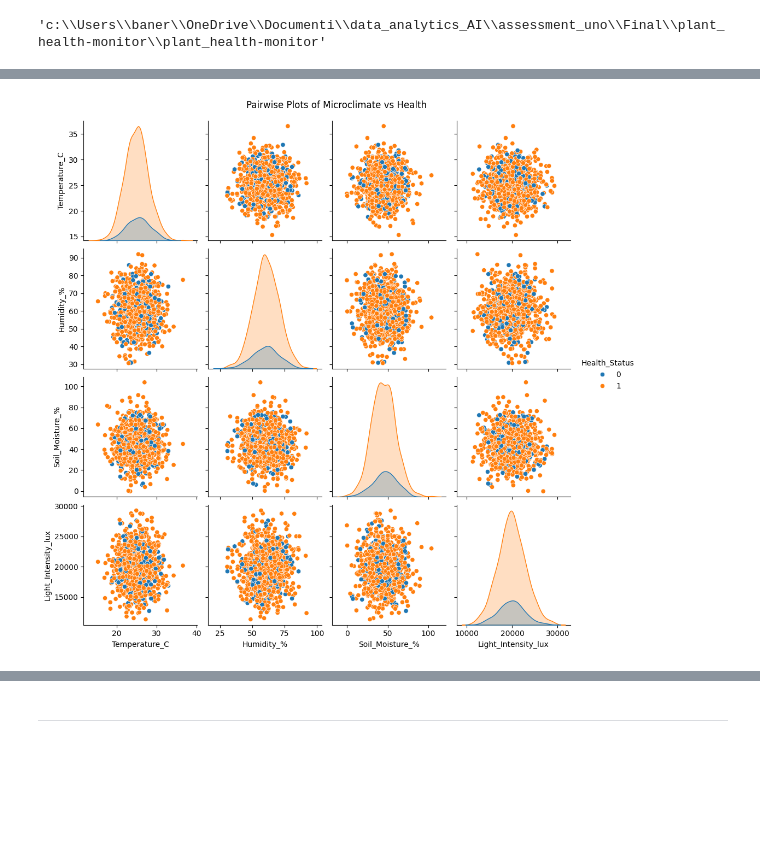
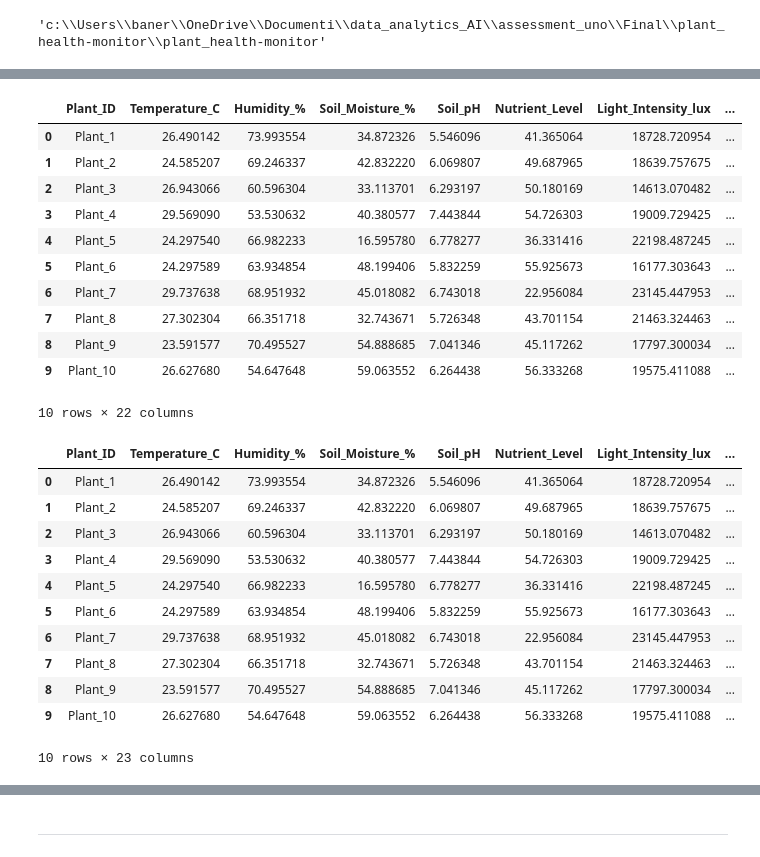
Before and after one commit to banerjixplores/plant_health-monitor, a Jupyter notebook: jupyter_notebooks/step2_data_visualization.ipynb, the cells around one changed output, grey strips where cells are left out. Drawn from its saved outputs; the diff is of its cells as text; code cells hidden in the pictures; blank space fills up the shorter version.

```diff
--- a/jupyter_notebooks/step2_data_visualization.ipynb
+++ b/jupyter_notebooks/step2_data_visualization.ipynb
@@ -229,6 +30,0 @@ plt.show()
-# %%
-sns.pairplot(df_cleaned, vars=microclimate_vars, hue='Health_Status')
-plt.suptitle("Pairwise Plots of Microclimate vs Health", y=1.02)
-plt.show()
-# %% [output]
-[figure, removed]
@@ -234,0 +55,30 @@ plt.show()
+# %%
+level1_df.head(10)
+# %% [output]
+|  | Plant_ID | Temperature_C | Humidity_% | Soil_Moisture_% | Soil_pH | Nutrient_Level | Light_Intensity_lux | ... |
+| 0 | Plant_1 | 26.490142 | 73.993554 | 34.872326 | 5.546096 | 41.365064 | 18728.720954 | ... |
+| 1 | Plant_2 | 24.585207 | 69.246337 | 42.832220 | 6.069807 | 49.687965 | 18639.757675 | ... |
+| 2 | Plant_3 | 26.943066 | 60.596304 | 33.113701 | 6.293197 | 50.180169 | 14613.070482 | ... |
+| 3 | Plant_4 | 29.569090 | 53.530632 | 40.380577 | 7.443844 | 54.726303 | 19009.729425 | ... |
+| 4 | Plant_5 | 24.297540 | 66.982233 | 16.595780 | 6.778277 | 36.331416 | 22198.487245 | ... |
+| 5 | Plant_6 | 24.297589 | 63.934854 | 48.199406 | 5.832259 | 55.925673 | 16177.303643 | ... |
+| 6 | Plant_7 | 29.737638 | 68.951932 | 45.018082 | 6.743018 | 22.956084 | 23145.447953 | ... |
+| 7 | Plant_8 | 27.302304 | 66.351718 | 32.743671 | 5.726348 | 43.701154 | 21463.324463 | ... |
+| 8 | Plant_9 | 23.591577 | 70.495527 | 54.888685 | 7.041346 | 45.117262 | 17797.300034 | ... |
+| 9 | Plant_10 | 26.627680 | 54.647648 | 59.063552 | 6.264438 | 56.333268 | 19575.411088 | ... |
+10 rows × 22 columns
+# %%
+level2_df.head(10)
+# %% [output]
+|  | Plant_ID | Temperature_C | Humidity_% | Soil_Moisture_% | Soil_pH | Nutrient_Level | Light_Intensity_lux | ... |
+| 0 | Plant_1 | 26.490142 | 73.993554 | 34.872326 | 5.546096 | 41.365064 | 18728.720954 | ... |
+| 1 | Plant_2 | 24.585207 | 69.246337 | 42.832220 | 6.069807 | 49.687965 | 18639.757675 | ... |
+| 2 | Plant_3 | 26.943066 | 60.596304 | 33.113701 | 6.293197 | 50.180169 | 14613.070482 | ... |
+| 3 | Plant_4 | 29.569090 | 53.530632 | 40.380577 | 7.443844 | 54.726303 | 19009.729425 | ... |
+| 4 | Plant_5 | 24.297540 | 66.982233 | 16.595780 | 6.778277 | 36.331416 | 22198.487245 | ... |
+| 5 | Plant_6 | 24.297589 | 63.934854 | 48.199406 | 5.832259 | 55.925673 | 16177.303643 | ... |
+| 6 | Plant_7 | 29.737638 | 68.951932 | 45.018082 | 6.743018 | 22.956084 | 23145.447953 | ... |
+| 7 | Plant_8 | 27.302304 | 66.351718 | 32.743671 | 5.726348 | 43.701154 | 21463.324463 | ... |
+| 8 | Plant_9 | 23.591577 | 70.495527 | 54.888685 | 7.041346 | 45.117262 | 17797.300034 | ... |
+| 9 | Plant_10 | 26.627680 | 54.647648 | 59.063552 | 6.264438 | 56.333268 | 19575.411088 | ... |
+10 rows × 23 columns
```
Also changed, not shown: parts of 67 cells of this notebook.
